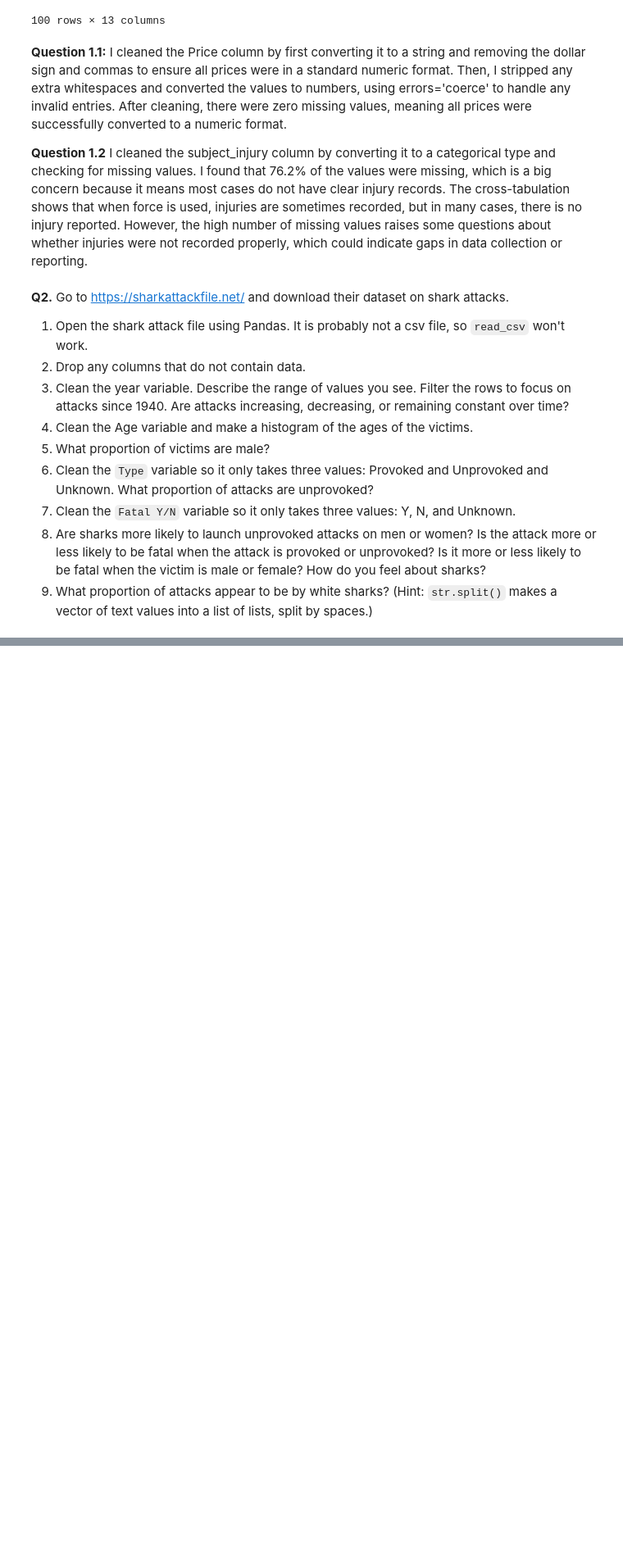
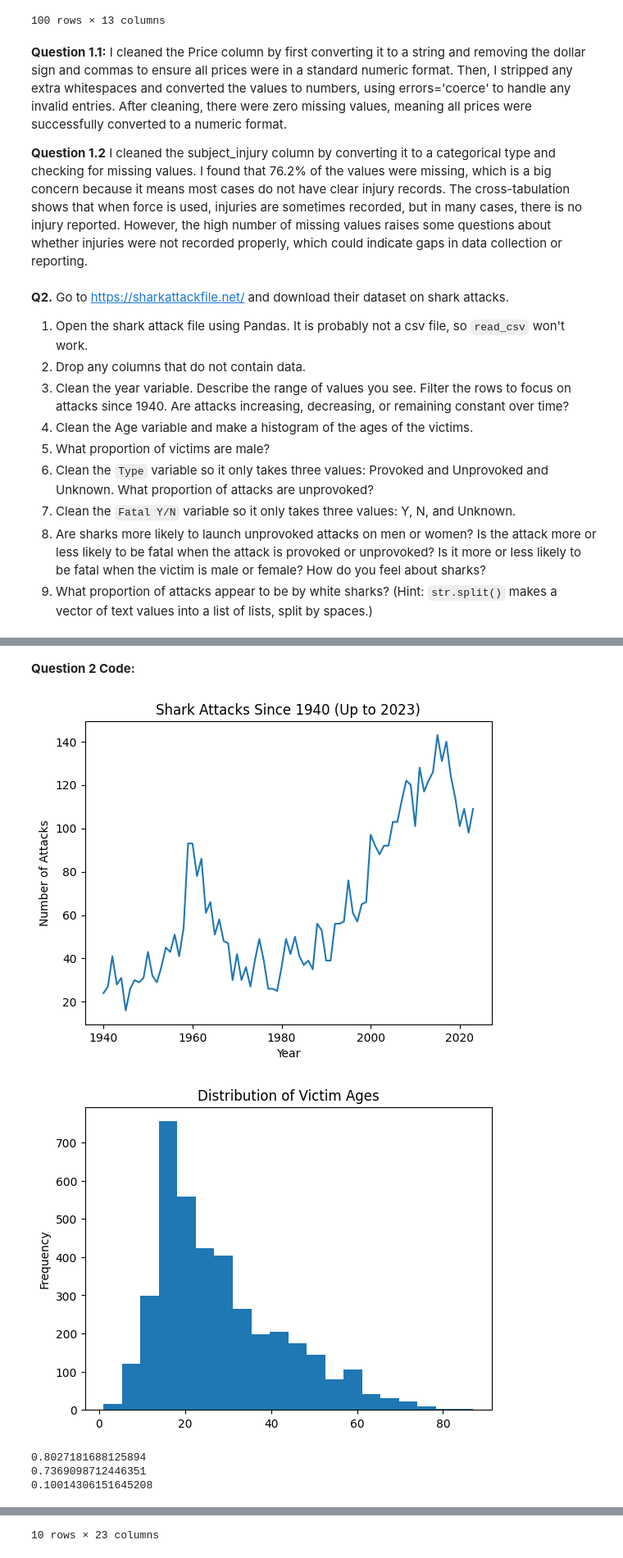
Before and after one commit to sanketd12/wrangling, a Jupyter notebook: assignment/assignment.ipynb, the cells around one changed output, grey strips where cells are left out. Shown at 82% size. Cells and saved outputs as stored; diff of their text form; code cells hidden in the pictures; blank space fills up the shorter version.

```diff
--- a/assignment/assignment.ipynb
+++ b/assignment/assignment.ipynb
@@ -85,0 +108,74 @@ I cleaned the subject_injury column by converting it to a categorical type and c
+# %% [markdown]
+**Question 2 Code:**
+# %%
+#!pip install matplotlib
+import pandas as pd
+import matplotlib.pyplot as plt
+#2.1
+df = pd.read_excel('../data/GSAF5.xls')
+#2.2
+df = df.dropna(axis=1, how='all')
+#2.3
+df['Year'] = pd.to_numeric(df['Year'], errors='coerce')
+recent_attacks = df[df['Year'] >= 1940]
+yearly_counts = recent_attacks['Year'].value_counts().sort_index()
+filtered_yearly_counts = yearly_counts[yearly_counts.index <= 2023]
+filtered_yearly_counts.plot(kind='line', title='Shark Attacks Since 1940 (Up to 2023)', xlabel='Year', ylabel='Number of Attacks') #increasing
+plt.show()
+#2.4
+df['Age'] = pd.to_numeric(df['Age'], errors='coerce')
+valid_ages = df.dropna(subset=['Age'])
+plt.figure()
+valid_ages['Age'].plot(kind='hist', bins=20, title='Distribution of Victim Ages')
+plt.show()
+#2.5
+male_victims = df[df['Sex'] == 'M'].shape[0]
+total_victims = df.shape[0]
+proportion_male = (male_victims / total_victims)
+print(proportion_male) #0.8027181688125894
+
+#2.6
+def clean_type(x):
+    if isinstance(x, str):
+        if 'unprovoked' in x.lower():
+            return 'Unprovoked'
+        elif 'provoked' in x.lower():
+            return 'Provoked'
+    return 'Unknown'
+
+df['Type'] = df['Type'].apply(clean_type)
+unprovoked_count = (df['Type'] == 'Unprovoked').sum()
+total_attacks = df.shape[0]
+percent_unprovoked = unprovoked_count / total_attacks #0.7369098712446351
+print(percent_unprovoked)
+
+#2.7
+def clean_fatal(x):
+    if pd.isna(x):
+        return 'Unknown'
+    x = str(x).strip().upper()
+    if 'Y' in x:
+        return 'Y'
+    elif 'N' in x:
+        return 'N'
+    else:
+        return 'Unknown'
+
+df['Fatal Y/N'] = df['Fatal Y/N'].apply(clean_fatal)
+
+#2.9
+df.columns = df.columns.str.strip()
+df['Species'] = df['Species'].str.lower().str.strip()
+white_shark_attacks = df[df['Species'].str.contains('white shark', na=False)]
+total_attacks = len(df)
+white_attack_num = len(white_shark_attacks)
+white_shark_percent = white_attack_num / total_attacks #0.10014306151645208
+print(white_shark_percent)
+
+df.head(10)
+# %% [output]
+[figure, added]
+[figure, added]
+0.8027181688125894
+0.7369098712446351
+0.10014306151645208
@@ -85,0 +193 @@ I cleaned the subject_injury column by converting it to a categorical type and c
+10 rows × 23 columns
```
Also changed, not shown: parts of 4 cells of this notebook.
